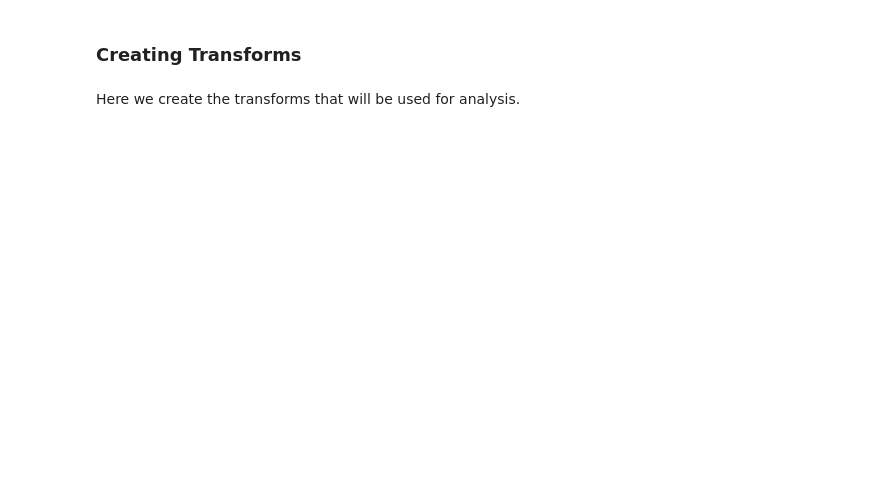
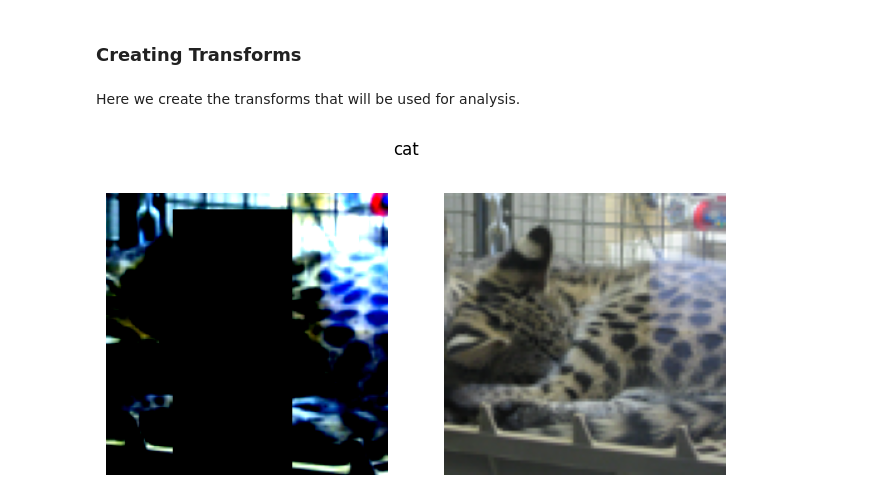
Before and after one commit to Zapy67/ATML-PA-1, a Jupyter notebook: Task1/task_1.ipynb, the cells around one changed output. Drawn from its saved outputs; the diff is of its cells as text; code cells hidden in the pictures; blank space fills up the shorter version.

```diff
--- a/Task1/task_1.ipynb
+++ b/Task1/task_1.ipynb
@@ -453,3 +277,49 @@ def load_vit(path:str|pathlib.Path):
 ### Creating Transforms
 # %% [markdown]
 Here we create the transforms that will be used for analysis.
+# %%
+import torch.nn.functional as F
+import random
+
+class ShufflePatches(object): #transform taken from stack overflow https://stackoverflow.com/questions/66962837/shuffle-patches-in-image-batch
+  def __init__(self, patch_size):
+    self.ps = patch_size
+
+  def __call__(self, x):
+    batch_dim = x.ndim == 4
+    if not batch_dim:
+      x = x.unsqueeze(dim=0)
+
+    u = F.unfold(x, kernel_size=self.ps, stride=self.ps, padding=0)
+    pu = torch.cat([b_[:, torch.randperm(b_.shape[-1])][None,...] for b_ in u], dim=0)
+    f = F.fold(pu, x.shape[-2:], kernel_size=self.ps, stride=self.ps, padding=0)
+
+    if batch_dim:
+      return f
+
+    return f.squeeze(dim=0)
+
+def plot_sample(raw:torch.utils.data.Dataset, transform:nn.Module,seed:int=100):
+  random.seed(seed)
+  X, Y = random.choice(raw)
+  fig, axes = plt.subplots(1, 2)
+  fig.set_size_inches(8, 4)
+  fig.suptitle(classes[Y])
+  ax1, ax2 = axes
+  ax1.imshow(transform(X).permute(1, 2, 0))
+  ax2.imshow(X)
+  ax1.axis("off")
+  ax2.axis("off")
+
+
+shuffle_ims = v2.Compose([transform, ShufflePatches(patch_size=16)])
+gray_scale = v2.Compose([transform, v2.Grayscale()])
+occlusion = v2.Compose([transform, v2.RandomErasing(p=1.0, scale=(0.3, 0.4),)])
+affine = v2.Compose([transform,  v2.RandomAffine(degrees=0, translate=(0.2, 0.2))])
+# %%
+random.seed(100)
+raw = torchvision.datasets.STL10(root)
+# %%
+plot_sample(raw, occlusion)
+# %% [output]
+[figure, added]
```
Also changed, not shown: parts of 24 cells of this notebook.
